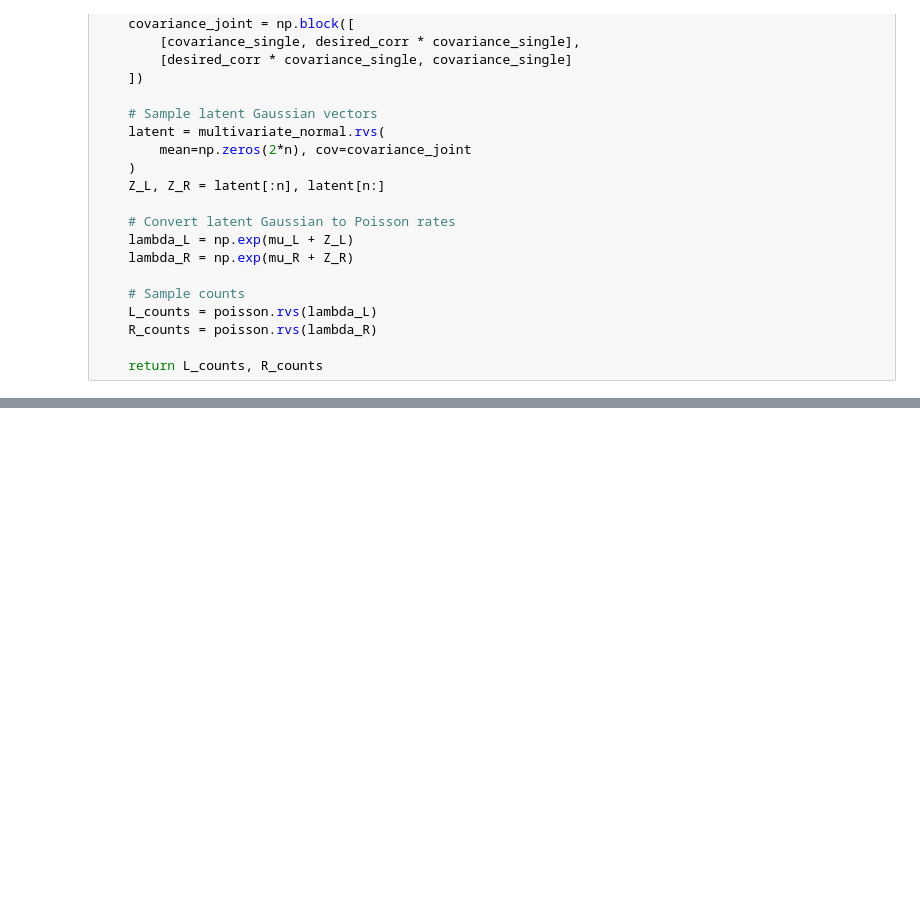
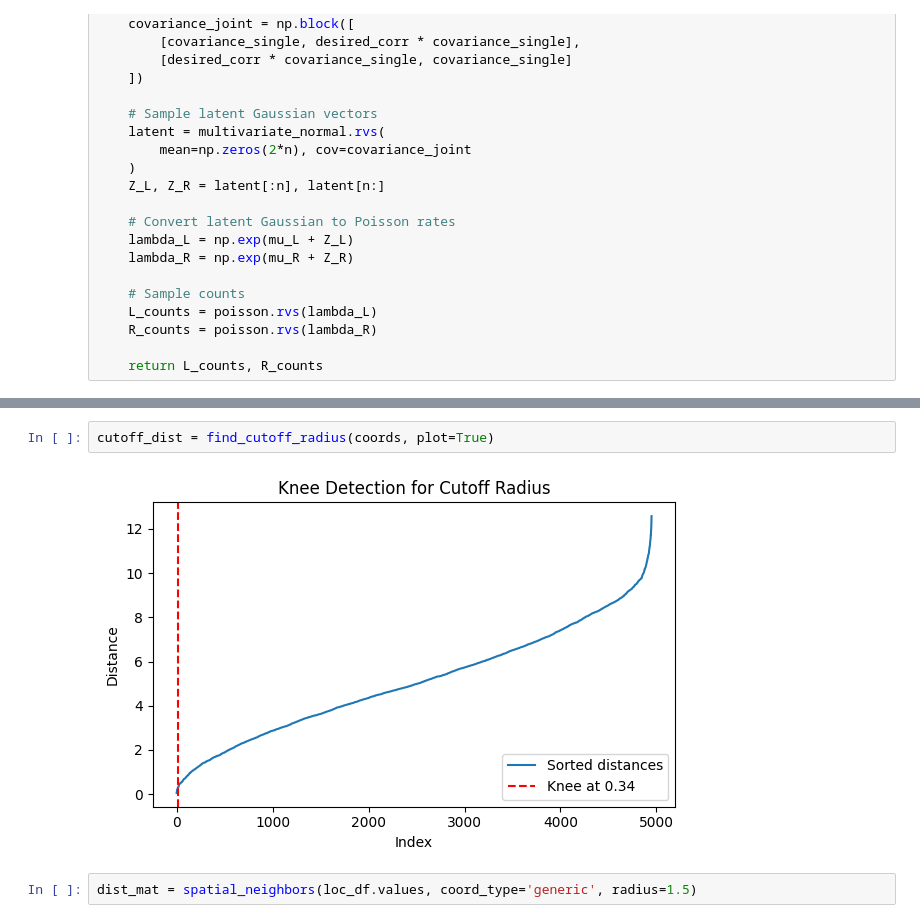
Before and after one commit to raphael-group/copulacci, a Jupyter notebook: simplified_method/spatial_bivariate_poisson_simulation.ipynb, the cells around one changed output, grey strips where cells are left out. Cells and saved outputs as stored; diff of their text form; blank space fills up the shorter version.

```diff
--- a/simplified_method/spatial_bivariate_poisson_simulation.ipynb
+++ b/simplified_method/spatial_bivariate_poisson_simulation.ipynb
@@ -113,0 +266,6 @@ def simulate_counts_graph_corr(G_adj, desired_corr=0.8, mu_L=1.0, mu_R=1.0):
+# %%
+cutoff_dist = find_cutoff_radius(coords, plot=True)
+# %% [output]
+[figure, added]
+# %%
+dist_mat = spatial_neighbors(loc_df.values, coord_type='generic', radius=1.5)
```
Also changed, not shown: parts of 7 cells of this notebook, 1 other file.
